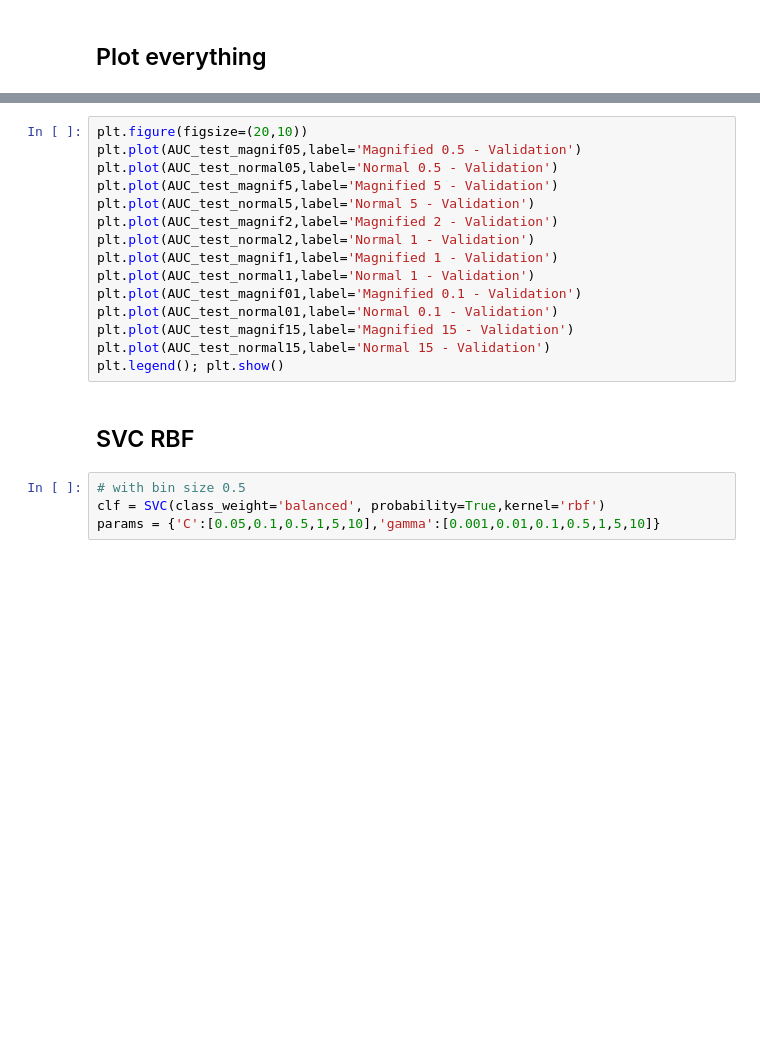
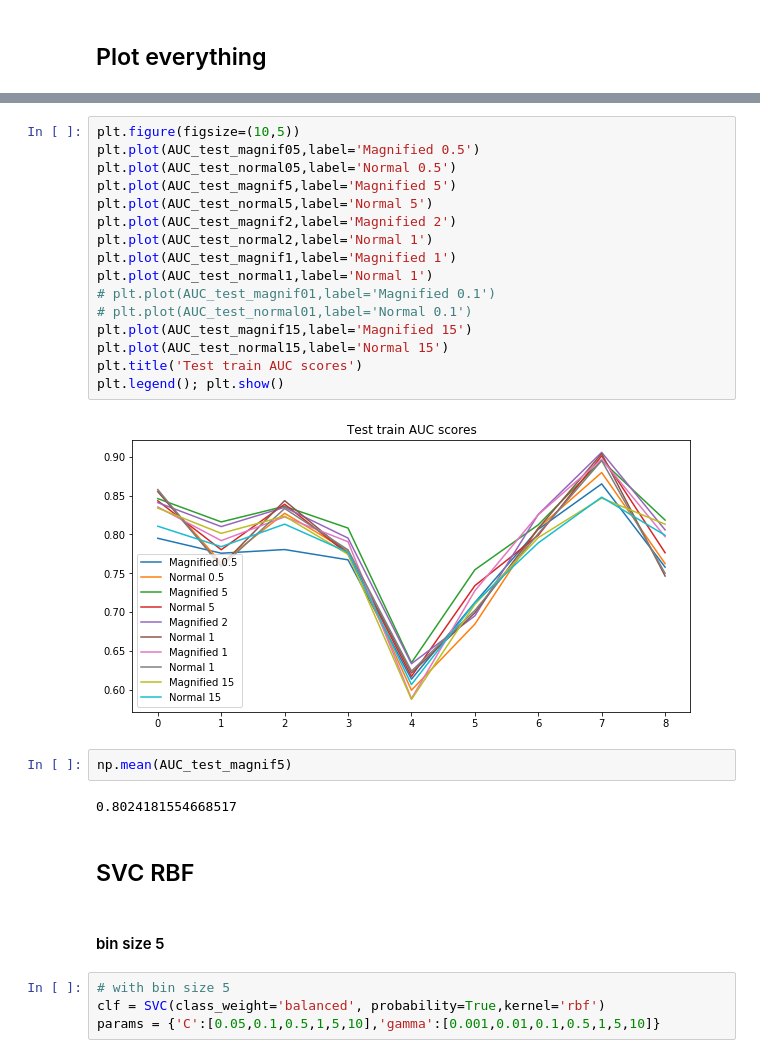
Before and after one commit to JavierGOrdonnez/Machine-Learning, a Jupyter notebook: Kaggle/JaggerCodes_v3/Jagger_v3_FullSpectrumWithLowAreaMagnification-Copy1.ipynb, the cells around one changed output, grey strips where cells are left out. Cells and saved outputs as stored; diff of their text form; blank space fills up the shorter version.

```diff
--- a/Kaggle/JaggerCodes_v3/Jagger_v3_FullSpectrumWithLowAreaMagnification-Copy1.ipynb
+++ b/Kaggle/JaggerCodes_v3/Jagger_v3_FullSpectrumWithLowAreaMagnification-Copy1.ipynb
@@ -640,22 +701,31 @@ plt.legend(); plt.show()
 # %%
-plt.figure(figsize=(20,10))
-plt.plot(AUC_test_magnif05,label='Magnified 0.5 - Validation')
-plt.plot(AUC_test_normal05,label='Normal 0.5 - Validation')
-plt.plot(AUC_test_magnif5,label='Magnified 5 - Validation')
-plt.plot(AUC_test_normal5,label='Normal 5 - Validation')
-plt.plot(AUC_test_magnif2,label='Magnified 2 - Validation')
-plt.plot(AUC_test_normal2,label='Normal 1 - Validation')
-plt.plot(AUC_test_magnif1,label='Magnified 1 - Validation')
-plt.plot(AUC_test_normal1,label='Normal 1 - Validation')
-plt.plot(AUC_test_magnif01,label='Magnified 0.1 - Validation')
-plt.plot(AUC_test_normal01,label='Normal 0.1 - Validation')
-plt.plot(AUC_test_magnif15,label='Magnified 15 - Validation')
-plt.plot(AUC_test_normal15,label='Normal 15 - Validation')
+plt.figure(figsize=(10,5))
+plt.plot(AUC_test_magnif05,label='Magnified 0.5')
+plt.plot(AUC_test_normal05,label='Normal 0.5')
+plt.plot(AUC_test_magnif5,label='Magnified 5')
+plt.plot(AUC_test_normal5,label='Normal 5')
+plt.plot(AUC_test_magnif2,label='Magnified 2')
+plt.plot(AUC_test_normal2,label='Normal 1')
+plt.plot(AUC_test_magnif1,label='Magnified 1')
+plt.plot(AUC_test_normal1,label='Normal 1')
+# plt.plot(AUC_test_magnif01,label='Magnified 0.1')
+# plt.plot(AUC_test_normal01,label='Normal 0.1')
+plt.plot(AUC_test_magnif15,label='Magnified 15')
+plt.plot(AUC_test_normal15,label='Normal 15')
+plt.title('Test train AUC scores')
 plt.legend(); plt.show()
+# %% [output]
+[figure, added]
+# %%
+np.mean(AUC_test_magnif5)
+# %% [output]
+0.8024181554668517
 # %% [markdown]
 ## SVC RBF
+# %% [markdown]
+#### bin size 5
 # %%
-# with bin size 0.5
+# with bin size 5
 clf = SVC(class_weight='balanced', probability=True,kernel='rbf')
 params = {'C':[0.05,0.1,0.5,1,5,10],'gamma':[0.001,0.01,0.1,0.5,1,5,10]}
 # %%
```
Also changed, not shown: parts of 19 cells of this notebook.
